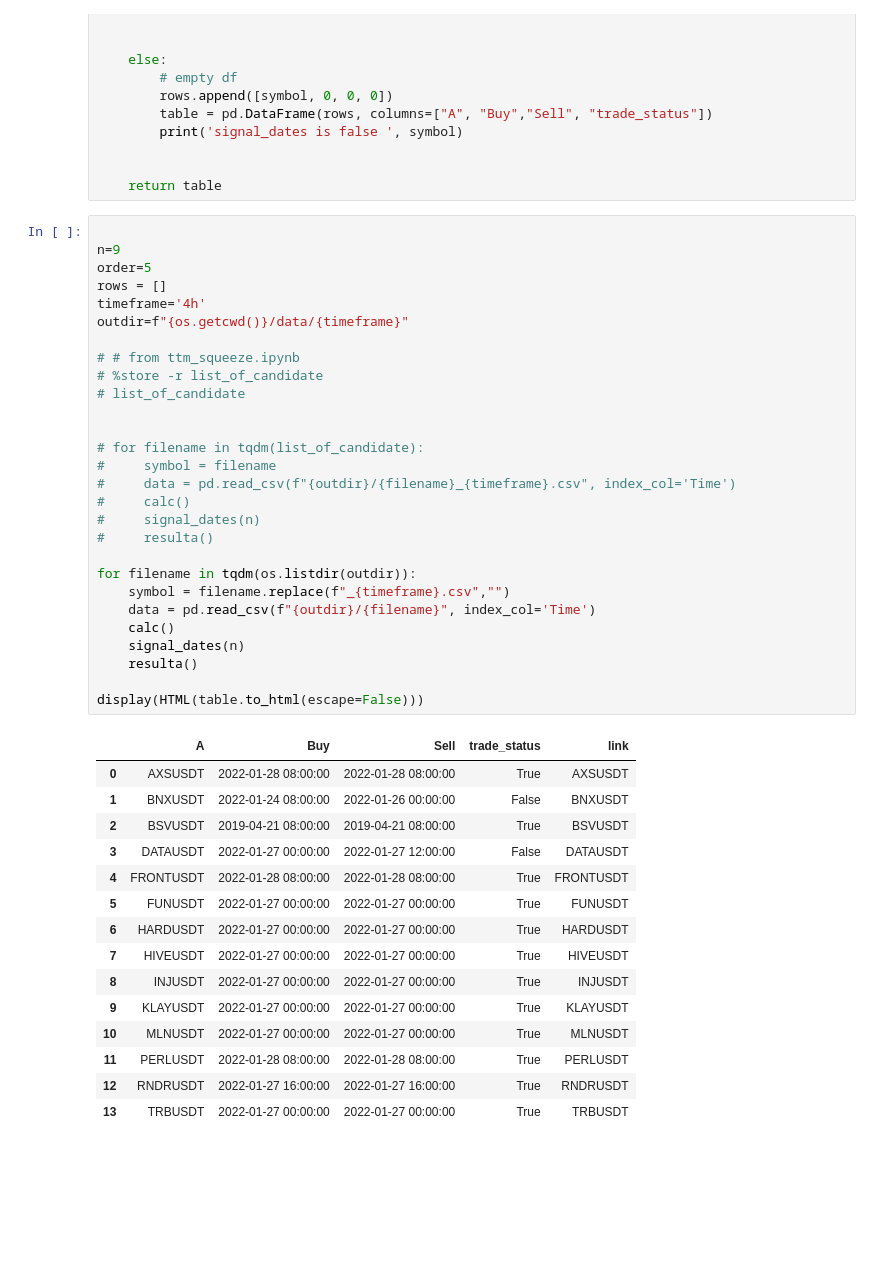
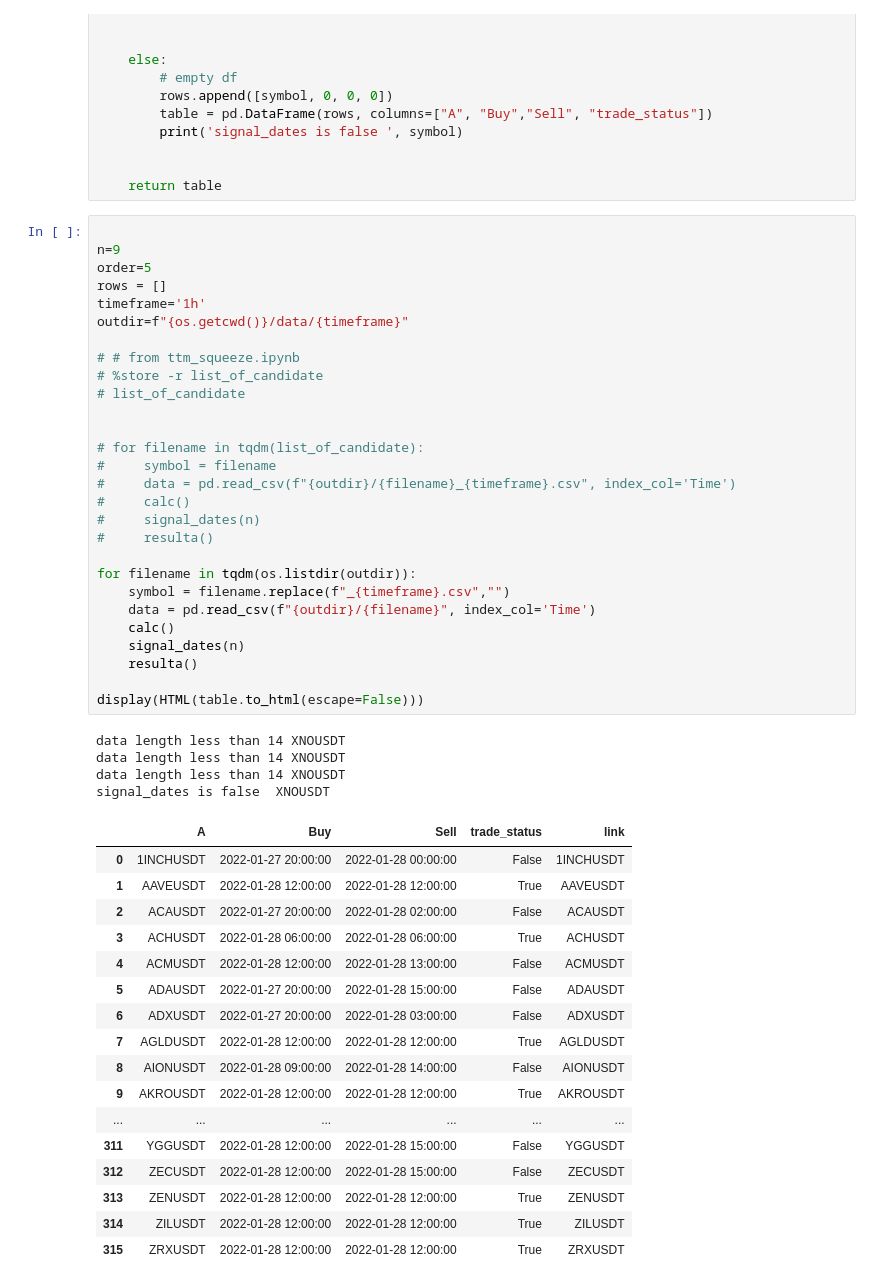
Before and after one commit to elcreek/work, a Jupyter notebook: peaksV4.ipynb, the cells around one changed output. Saved outputs shown, nothing was run; the diff lists cells and outputs as text; blank space fills up the shorter version.

```diff
--- a/peaksV4.ipynb
+++ b/peaksV4.ipynb
@@ -169,44 +169,50 @@ def resulta():
 # %%
 
 n=9
 order=5
 rows = []
-timeframe='4h'
+timeframe='1h'
 outdir=f"{os.getcwd()}/data/{timeframe}"
 
 # # from ttm_squeeze.ipynb
 # %store -r list_of_candidate
 # list_of_candidate
 
 
 # for filename in tqdm(list_of_candidate):
 #     symbol = filename
 #     data = pd.read_csv(f"{outdir}/{filename}_{timeframe}.csv", index_col='Time')
 #     calc()
 #     signal_dates(n)
 #     resulta()
 
 for filename in tqdm(os.listdir(outdir)):
     symbol = filename.replace(f"_{timeframe}.csv","")
     data = pd.read_csv(f"{outdir}/{filename}", index_col='Time')
     calc()
     signal_dates(n)
     resulta()
 
 display(HTML(table.to_html(escape=False)))
 # %% [output]
+data length less than 14 XNOUSDT
+data length less than 14 XNOUSDT
+data length less than 14 XNOUSDT
+signal_dates is false  XNOUSDT
 |  | A | Buy | Sell | trade_status | link |
-| 0 | AXSUSDT | 2022-01-28 08:00:00 | 2022-01-28 08:00:00 | True | AXSUSDT |
-| 1 | BNXUSDT | 2022-01-24 08:00:00 | 2022-01-26 00:00:00 | False | BNXUSDT |
-| 2 | BSVUSDT | 2019-04-21 08:00:00 | 2019-04-21 08:00:00 | True | BSVUSDT |
-| 3 | DATAUSDT | 2022-01-27 00:00:00 | 2022-01-27 12:00:00 | False | DATAUSDT |
-| 4 | FRONTUSDT | 2022-01-28 08:00:00 | 2022-01-28 08:00:00 | True | FRONTUSDT |
-| 5 | FUNUSDT | 2022-01-27 00:00:00 | 2022-01-27 00:00:00 | True | FUNUSDT |
-| 6 | HARDUSDT | 2022-01-27 00:00:00 | 2022-01-27 00:00:00 | True | HARDUSDT |
-| 7 | HIVEUSDT | 2022-01-27 00:00:00 | 2022-01-27 00:00:00 | True | HIVEUSDT |
-| 8 | INJUSDT | 2022-01-27 00:00:00 | 2022-01-27 00:00:00 | True | INJUSDT |
-| 9 | KLAYUSDT | 2022-01-27 00:00:00 | 2022-01-27 00:00:00 | True | KLAYUSDT |
-| 10 | MLNUSDT | 2022-01-27 00:00:00 | 2022-01-27 00:00:00 | True | MLNUSDT |
-| 11 | PERLUSDT | 2022-01-28 08:00:00 | 2022-01-28 08:00:00 | True | PERLUSDT |
-| 12 | RNDRUSDT | 2022-01-27 16:00:00 | 2022-01-27 16:00:00 | True | RNDRUSDT |
-| 13 | TRBUSDT | 2022-01-27 00:00:00 | 2022-01-27 00:00:00 | True | TRBUSDT |
+| 0 | 1INCHUSDT | 2022-01-27 20:00:00 | 2022-01-28 00:00:00 | False | 1INCHUSDT |
+| 1 | AAVEUSDT | 2022-01-28 12:00:00 | 2022-01-28 12:00:00 | True | AAVEUSDT |
+| 2 | ACAUSDT | 2022-01-27 20:00:00 | 2022-01-28 02:00:00 | False | ACAUSDT |
+| 3 | ACHUSDT | 2022-01-28 06:00:00 | 2022-01-28 06:00:00 | True | ACHUSDT |
+| 4 | ACMUSDT | 2022-01-28 12:00:00 | 2022-01-28 13:00:00 | False | ACMUSDT |
+| 5 | ADAUSDT | 2022-01-27 20:00:00 | 2022-01-28 15:00:00 | False | ADAUSDT |
+| 6 | ADXUSDT | 2022-01-27 20:00:00 | 2022-01-28 03:00:00 | False | ADXUSDT |
+| 7 | AGLDUSDT | 2022-01-28 12:00:00 | 2022-01-28 12:00:00 | True | AGLDUSDT |
+| 8 | AIONUSDT | 2022-01-28 09:00:00 | 2022-01-28 14:00:00 | False | AIONUSDT |
+| 9 | AKROUSDT | 2022-01-28 12:00:00 | 2022-01-28 12:00:00 | True | AKROUSDT |
+| ... | ... | ... | ... | ... | ... |
+| 311 | YGGUSDT | 2022-01-28 12:00:00 | 2022-01-28 15:00:00 | False | YGGUSDT |
+| 312 | ZECUSDT | 2022-01-28 12:00:00 | 2022-01-28 15:00:00 | False | ZECUSDT |
+| 313 | ZENUSDT | 2022-01-28 12:00:00 | 2022-01-28 12:00:00 | True | ZENUSDT |
+| 314 | ZILUSDT | 2022-01-28 12:00:00 | 2022-01-28 12:00:00 | True | ZILUSDT |
+| 315 | ZRXUSDT | 2022-01-28 12:00:00 | 2022-01-28 12:00:00 | True | ZRXUSDT |
```
Also changed, not shown: 4 other files.
